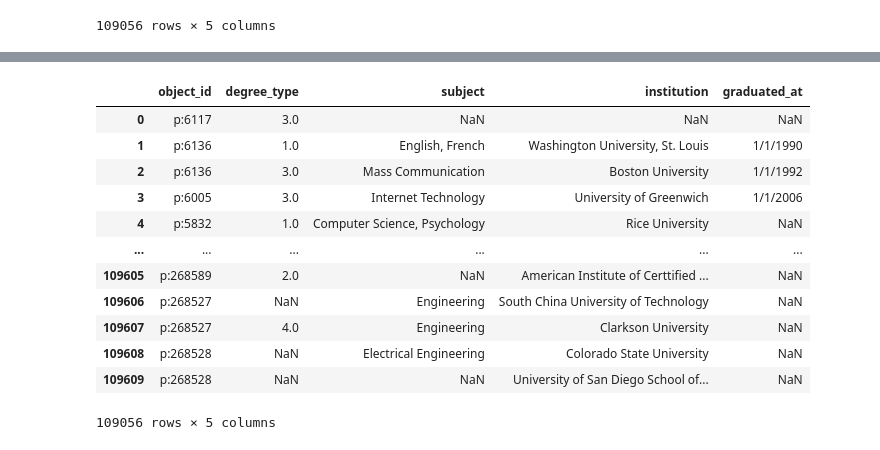
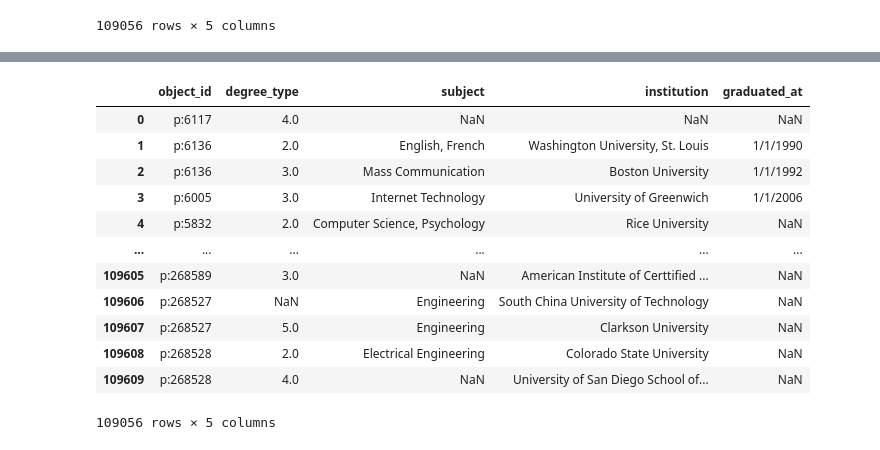
Before and after one commit to PaulIsenberg/FWIP_Venture, a Jupyter notebook: CompPplDegree.ipynb, the cells around one changed output, grey strips where cells are left out. Saved outputs shown, nothing was run; the diff lists cells and outputs as text; code cells hidden in the pictures.

Commit message:
incorporating degree type score valuation

```diff
--- a/CompPplDegree.ipynb
+++ b/CompPplDegree.ipynb
@@ -143,26 +127,85 @@ list(degrees.degree_type.unique())
 # %%
-deg_conv = {'Foundation':0, 'Electrical Engineering':2, 'BTECH':2, 'BASC':2, 'Sc. B.':2, 'BA, BS':2, 'S.B':2, , 'AA':1, 'Certificate of Management of Tec':1 , 'college degree':1, 'BBA':2, 'Propedeuse':0, 'BS': 2, 'BFA':2, 'BE':2,'BA': 2, 'BCS':2, 'HEC':2, 'Kaufmannsgehilfenbrief':2, 'Dipl.-Kfm.':2, 'HBSc, Economics':2,'CPA': 3, 'MIAGE':3, 'Master of Retail Management':3,'Joint B.A./M.A.':3,'MBA':4, 'MS':3, 'MA':3, 'MPA':3, 'MBA With Honors':4, 'M.Eng & BS':3, 'M.Math':3, 'LLB':4, 'LLM':4, 'Masters and Ph.D.':5, 'JD':4, 'PhD':5, 'DS':5, 'nan':0}
-
+deg_conv = {'Foundation':0,'Bio-Medical Engineering':1, 'Electrical Engineering':2, 'BTECH':2, 'BASC':2,
+            'Sc. B.':2, 'BA':2, 'BS':2, 'B.S.':2, 'S.B':2, 'AA':1, 'Certificate of Management of Tec':1 ,
+            'college degree':1, 'BBA':2, 'Propedeuse':0, 'BS': 2, 'BFA':2, 'BE':2,'BA': 2, 'BCS':2,
+            'HEC':2, 'Kaufmannsgehilfenbrief':2, 'Dipl.-Kfm.':2, 'HBSc, Economics':2,'CPA': 3, 'MIAGE':3,
+            'Master of Retail Management':3,'Joint B.A./M.A.':3,'BA/MA':3, 'MBA':4, 'MBA/MA':4, 'MS':3,
+            'MA':3, 'MPA':3, 'MS.M':3, 'MBA With Honors':3, 'M.Eng & BS':3, 'M.Math':3, 'LLB':4, 'LLM':4,
+            'Masters and Ph.D.':5, 'JD':4, 'J.D.':4, 'PhD':5, 'DS':5, 'nan':0, 'JD/MBA':4,
+            'B. Commerce':2, 'European Economics, European Law':4,'CEMS Master':3, 'BCOM':2,'Undergrad':2,
+            'Management Development for Entre':2,'Industrial Design':2,'Degree':1, 'Undergraduate degree':2,
+            'Post-graduate diploma':3,'First class honours degree':2,'Business Administration':3, 'MSE':3,
+            'CSS':3, 'Bachelor of Commerce (Honors) Gr':2, 'BA/BSc':2,'ScB':2,'SB':2, 'Bachelors of Mathematics':2,
+            'Master of Mathematics':3, 'Doctor of Philosophy':5,'Bachelor of Electrical Engineeri':2,
+            'BS, MS':3, 'MENG':3, 'Ph.D. Candidate':4,'B.S./B.A.':2,'BBS':2, 'AS':1,'B.S.Eng.':1,
+            'MSc, Mathematics (Highest Honors':3,'Communication Designer':1, 'EEM':3, 'BA hons 2:1':1, 'MS, BS':3,
+            'CollÃ¨ge':0, 'Master Degree':3, 'MEA':3, 'Bachelor of Fine Arts':2, 'Masters Degree in Marketing Mana':3,
+            'AB, Magna Cum Laude':2, 'Bachelors in Engineering':2, 'B.A. - High Honors':2, 'M.A , C. Phil.':3,
+            'Applied Science (Computer Scienc':1, 'BSc Hons First class':2,'M.M.':3, 'Professional':4,
+            'DIPLOMA IN ENGINEERING':2, 'Bachelor of Science in Economics':1,'B.S. Business Administration (Fi':2,
+            'B.A. International Relations (Gl':2, 'B.S. International Political Eco':2, 'Master of Laws':4,
+            'MS with Honors':3, 'Bachelor Arts':2, 'Bachleor of Science':2, 'Post Graduate Degree':3.5,
+            'Postgraduate':3.5, 'S.M. (masters)':3,'BIS':2, 'BA (na)':2, 'A.M.':1,'Bachelor of Law':2,
+            "Master's in International Manage":3,  'J.D. (cum laude)':4,'B.S.F.S.':2, 'BA (Hons) In-Company Degree':2,
+            'Mater Of computers Applications':3, 'ABD':2, 'MBA, BS':3,'BSME':2, 'MSME':3,
+            'B.S. in Computer Science':2, 'A.A. in Accounting and a B.S. in':2, 'M.Sc Information Technology':3,
+            'M. Sc. in Computer Science':3, 'Entrepreneurial Masters Program':3, 'BA, cum laude':2,'B.A./M.A.':3,
+            'Bachlor':2, 'B. Business':2, 'B. Engineering':2, 'PhD Computer Science':5, 'MA First Class Honours':3,
+            'Master of Econ.':3, 'M.C.A':3, 'BAI':2, 'MPS':3, 'Manager of Economy':3, 'BSN':2, 'Ed.M.':3,
+            'Master of Urban Planning':3, 'Postgraduate Diploma':3, 'Dual Bachelor of Fine Arts':2, 'MD-PhD':5,'MCA':3,
+            'BC':2, 'MPH':3, 'MSW':3, 'AM':1,  'Baccalaureat':2,'M.S.E.':2, 'BA in Economics':2, 'MSc (Econ)':3,
+            'Masterâ\x80\x99s Degree in Business Ad':3, 'Associate of Science':1, 'Bacholer of Science':2,
+            'Bachelor of Journalism':2,'B.Eng. Minor in Business marketi':2, 'B.S. Electrical Engineering':2,
+            'Diplom-Kaufman':2, 'Maitrise  Gestion (MBA)':4, "Post Master's degree - Ph.D. pro":4, 'B of A':2,
+            'Bachelor of Design':2, 'Engineering Degree':2, 'Specialized Master':3, 'Bachelor of Science in Business':2,
+            'BA with Honors':2, 'MA (Honours)':3, 'B.S. Computer Science':2, 'MBA, MA Education':4, 'BA Journalism':2,
+            'MSc. in Computer Science':3, 'A. B. summa cum laude':2, 'BS in CS':2, 'Bachelors of Commerce':2,
+            'BBA (CAM)':2, 'Bachilor':2, 'Msc (Distinction)':3, 'Law':4, 'Master of Engineering':3,'MPHYS':3,
+            'Bachelor of Science (BS)':2, 'BSc Honours':2, 'BA Computer Science':2, 'MEng, MA':3, 'D. Phil':5,
+            'MED':4, 'Bach. of Engg.':2, 'Associates of Sciences':1, 'Bachelors in Business & IT':2, 'M.A.Sc.':3,
+            'JD, MBA':4, 'Bachelor of Information Technolo':2,'BcA':2, 'MA (Hons)':3, 'BA Business':2, 'AAS':1,
+            'MBA (Coporate Finance)':4, 'B.S. Business Administration':2,'Abogado / Attorney':4, 'B. Engg.':2,
+            'Bachelor of Science in Engineeri':2, 'Master of Educational Technology':3,
+            'Master of Educational Technology':3,'MBA-FM':3,'Masters Psychology':3,
+            'B.S. Computer Information System':2, 'B.A. with honors':2, 'Bachelor of Technology (B.Tech)':2,
+            'BE/BS (Engineering)':2, 'B.S. Computer Engineering':2, 'BA - Business Management':2,
+            'Master Grande Ecole':3, 'JBA':2, 'Bsc (Eng) (Elec)':2, 'D.Phil':5, 'Bachelor Science':2,
+            'BFA, Communication Arts emphasis':2, 'MFC':3,'BS Economics':2, 'BS/MS':3, 'Bachelors of Technology':2,
+            'M.Sc. in Information Systems':3, 'doctoral degree':5, 'Bachelor of Science degree':2, 'Sc.B':2,
+            'MSc, BSc':3, 'B.A. cum laude':2, 'graduated':1, 'BA, BE, and MBA':4, "Master's Degree and Doctorate":5,
+            'LL.M, LL.B,B.A':4, 'ME':3, 'Bachelors of Scienc':2, 'degree':1,'Bachelor of Social Science':2,
+            'MSc and DPhil':5, 'MSci':3, 'MS in Electrical Engineering':3, 'Bachelor of Business Studies':2,
+            'B.S. in mechanical engineering':2, 'B.S. in business administration':2,
+            'M.B.A. in finance and marketing':3, 'BSE, MSE':3, 'BCP':2, 'Master of Architecture':3,
+            'BSc Engineering':2, 'Masters in Computer Science':3, 'MBA and a CFA':3, 'Business degree':2,
+            'Bachelor of Economics':2, 'ScD':5,"Master's and Bachelor's Degrees":3, 'MS and BS':3,
+            'Bachleor of Arts':2,'M.D. and Ph.D.':5,  'Masters of arts':3,  "Master's degrees":3,
+            'Bachelorâ\x80\x99s degree':2, 'MBA & JD':4,'Bachelor and a Doctorate degree':5,
+            'Master of Information Technology':3, 'Advanced Masters degree in Compu':3,
+            'Bachelors Degree in computer Sci':2,'M.A. and M.B.A.':3, 'Doctorate of Science':5, 'MS and PhD':5,
+            'Ph.D. and M.Sc.':5, 'Ph.D. and D.I.C.':5, 'MBA and BBA':4, 'B.B.A. and a M.B.A.':4,'Bsc Computer Science':2,
+            'Bachelor of Sciences (Agricultur':2,'BS/BA':2, 'BS and PHD':5, 'Dr.':5, 'BS, Engineering':2,
+            'BS, Engineering':2, 'Ph.D. and M.S.':5, 'CFA':3 }
 # traversing through dataframe
 # Gender column and writing
 # values where key matches
 #data.Gender = [gender[item] for item in data.Gender]
 #print(data)
 deg.degree_type = [deg_conv.get(item)
         for item in deg.degree_type
 ]
 deg
 # %% [output]
 |  | object_id | degree_type | subject | institution | graduated_at |
-| 0 | p:6117 | 3.0 | NaN | NaN | NaN |
-| 1 | p:6136 | 1.0 | English, French | Washington University, St. Louis | 1/1/1990 |
+| 0 | p:6117 | 4.0 | NaN | NaN | NaN |
+| 1 | p:6136 | 2.0 | English, French | Washington University, St. Louis | 1/1/1990 |
 | 2 | p:6136 | 3.0 | Mass Communication | Boston University | 1/1/1992 |
 | 3 | p:6005 | 3.0 | Internet Technology | University of Greenwich | 1/1/2006 |
-| 4 | p:5832 | 1.0 | Computer Science, Psychology | Rice University | NaN |
+| 4 | p:5832 | 2.0 | Computer Science, Psychology | Rice University | NaN |
 | ... | ... | ... | ... | ... | ... |
-| 109605 | p:268589 | 2.0 | NaN | American Institute of Certtified ... | NaN |
+| 109605 | p:268589 | 3.0 | NaN | American Institute of Certtified ... | NaN |
 | 109606 | p:268527 | NaN | Engineering | South China University of Technology | NaN |
-| 109607 | p:268527 | 4.0 | Engineering | Clarkson University | NaN |
-| 109608 | p:268528 | NaN | Electrical Engineering | Colorado State University | NaN |
-| 109609 | p:268528 | NaN | NaN | University of San Diego School of... | NaN |
+| 109607 | p:268527 | 5.0 | Engineering | Clarkson University | NaN |
+| 109608 | p:268528 | 2.0 | Electrical Engineering | Colorado State University | NaN |
+| 109609 | p:268528 | 4.0 | NaN | University of San Diego School of... | NaN |
 109056 rows × 5 columns
```
Also changed, not shown: parts of 6 cells of this notebook, 1 other file.
